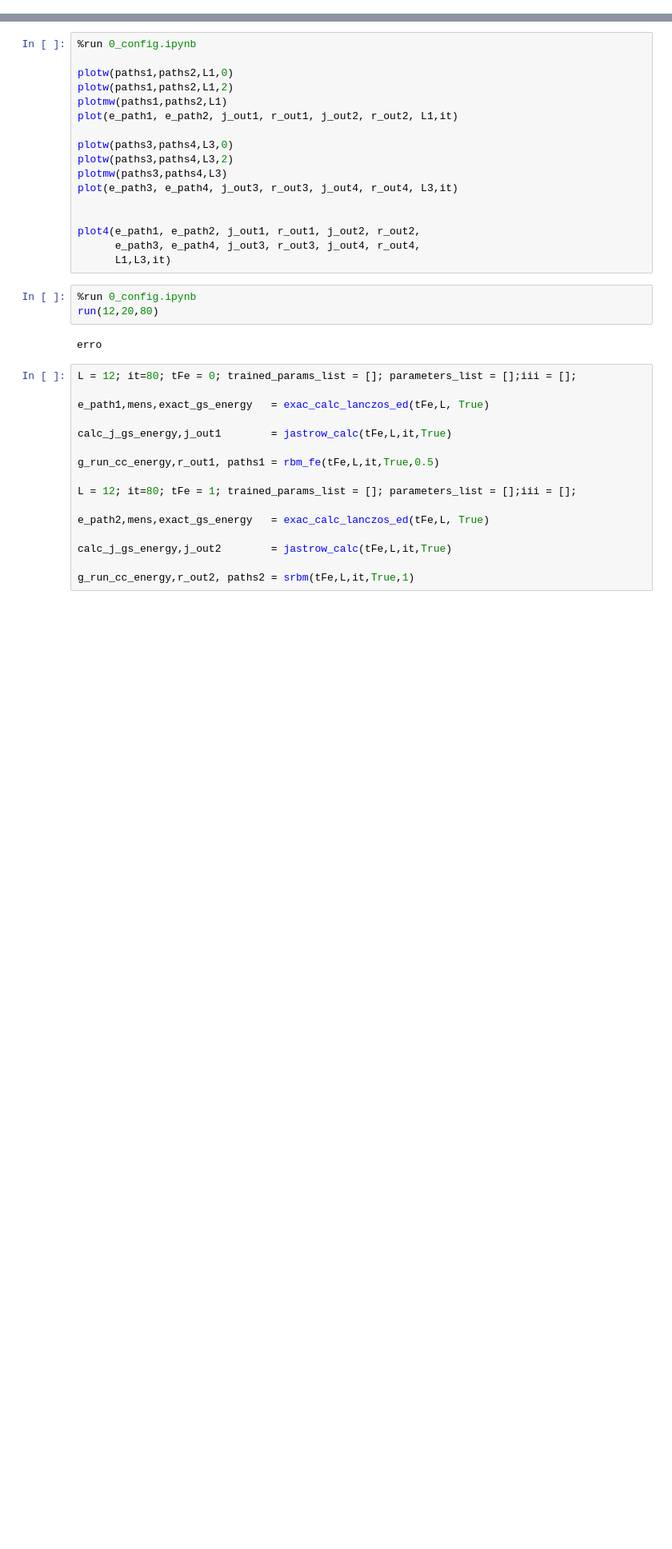
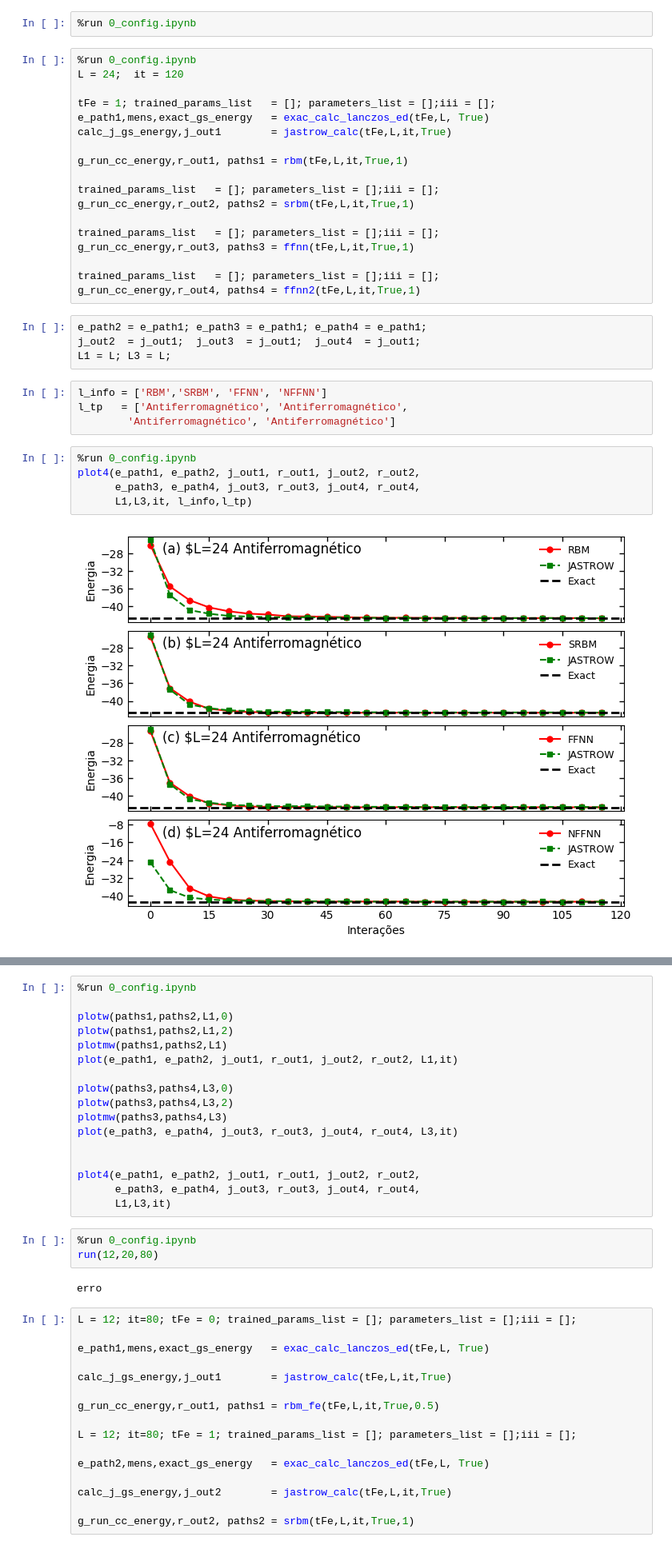
Before and after one commit to mardoniofranca/tupannqs, a Jupyter notebook: source/3_run/1_heisenberg_model/L12_C-2.ipynb, the cells around one changed output, grey strips where cells are left out. Shown at 80% size. Drawn from its saved outputs; the diff is of its cells as text; blank space fills up the shorter version.

```diff
--- a/source/3_run/1_heisenberg_model/L12_C-2.ipynb
+++ b/source/3_run/1_heisenberg_model/L12_C-2.ipynb
@@ -0,0 +1,35 @@
+# %%
+%run 0_config.ipynb
+# %%
+%run 0_config.ipynb
+L = 24;  it = 120
+
+tFe = 1; trained_params_list   = []; parameters_list = [];iii = [];
+e_path1,mens,exact_gs_energy   = exac_calc_lanczos_ed(tFe,L, True)
+calc_j_gs_energy,j_out1        = jastrow_calc(tFe,L,it,True)
+
+g_run_cc_energy,r_out1, paths1 = rbm(tFe,L,it,True,1)
+
+trained_params_list   = []; parameters_list = [];iii = [];
+g_run_cc_energy,r_out2, paths2 = srbm(tFe,L,it,True,1)
+
+trained_params_list   = []; parameters_list = [];iii = [];
+g_run_cc_energy,r_out3, paths3 = ffnn(tFe,L,it,True,1)
+
+trained_params_list   = []; parameters_list = [];iii = [];
+g_run_cc_energy,r_out4, paths4 = ffnn2(tFe,L,it,True,1)
+# %%
+e_path2 = e_path1; e_path3 = e_path1; e_path4 = e_path1;
+j_out2  = j_out1;  j_out3  = j_out1;  j_out4  = j_out1;
+L1 = L; L3 = L;
+# %%
+l_info = ['RBM','SRBM', 'FFNN', 'NFFNN']
+l_tp   = ['Antiferromagnético', 'Antiferromagnético',
+        'Antiferromagnético', 'Antiferromagnético']
+# %%
+%run 0_config.ipynb
+plot4(e_path1, e_path2, j_out1, r_out1, j_out2, r_out2,
+      e_path3, e_path4, j_out3, r_out3, j_out4, r_out4,
+      L1,L3,it, l_info,l_tp)
+# %% [output]
+[figure, added]
```
Also changed, not shown: parts of 18 cells of this notebook, 2 other files.
